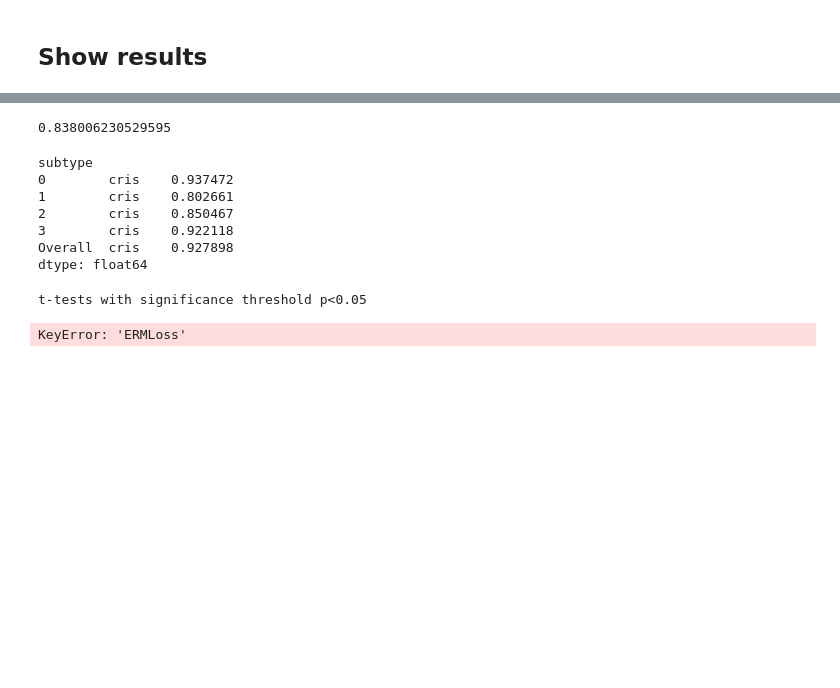
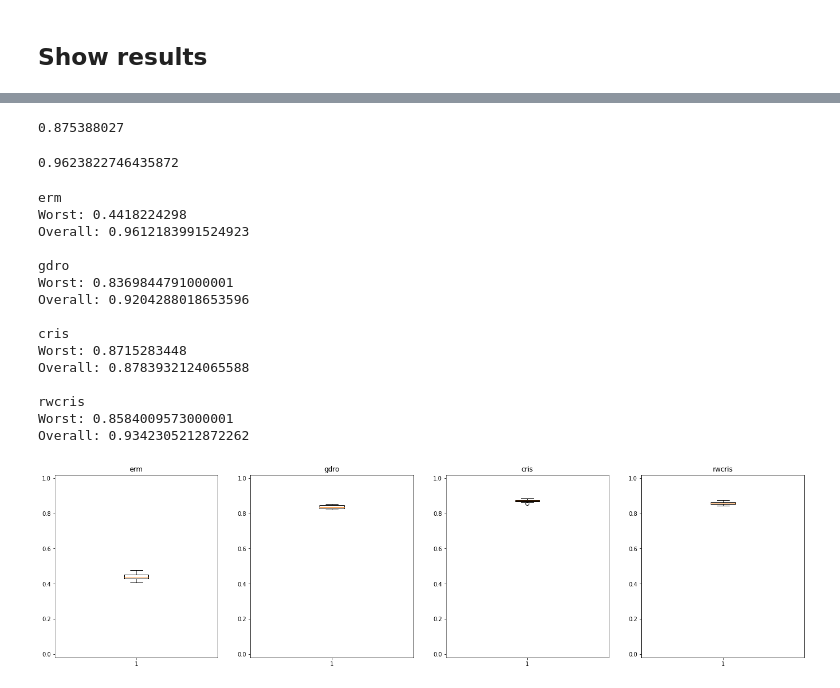
Before and after one commit to MsAsterisk1/ERM_GDRO, a Jupyter notebook: notebooks/Results Visualization.ipynb, the cells around one changed output, grey strips where cells are left out. Drawn from its saved outputs; the diff is of its cells as text; code cells hidden in the pictures; blank space fills up the shorter version.

```diff
--- a/notebooks/Results Visualization.ipynb
+++ b/notebooks/Results Visualization.ipynb
@@ -106,22 +118,56 @@ all_but_overall = results_df.stack().unstack(level=2).drop(columns="Overall")
 corrected_overall = (all_but_overall * correction).sum(axis=1)
 all_but_overall['Overall'] = corrected_overall.values
 results_df = all_but_overall.stack().unstack(level=2)
-# %%
-results_df.stack().unstack(level=0).mean(axis=1).unstack(level=0).min(axis=0).max()
-# %% [output]
-0.838006230529595
-# %%
-results_df.stack().unstack(level=0).mean(axis=1).xs(level='epoch', key=488)
-# %% [output]
-subtype
-0        cris    0.937472
-1        cris    0.802661
-2        cris    0.850467
-3        cris    0.922118
-Overall  cris    0.927898
-dtype: float64
-# %%
-ttest(p_threshold=0.05)
-# %% [output]
-t-tests with significance threshold p<0.05
-KeyError: 'ERMLoss'
+# %%
+best_epochs = {
+    'erm': [298, 298, 300, 296, 298, 296, 297, 297, 284, 297, 289, 297, 298, 299, 298, 299, 296, 290, 287, 298],
+    'gdro': [103, 74, 85, 55, 56, 55, 92, 62, 64, 83, 73, 56, 133, 60, 79, 87, 82, 77, 74, 51],
+    'cris': [514, 488, 524, 470, 441, 507, 498, 516, 514, 524, 451, 512, 493, 517, 463, 498, 449, 521, 436, 529],
+    'rwcris': [502, 569, 436, 586, 534, 500, 559, 531, 420, 587, 405, 557, 600, 577, 590, 530, 516, 561, 446, 547]
+}
+# best_epochs = {
+#     'cris': [6]
+# }
+# %%
+# optimistic worst-group
+results_df['rwcris_sub'].unstack(level=2).min(axis=1).unstack(level=1).max(axis=1).mean()
+# %% [output]
+0.875388027
+# %%
+# optimistic overall
+(results_df['rwcris_sub'].unstack(level=2).iloc[:, :-1] * correction).sum(axis=1).unstack(level=1).max(axis=1).mean()
+# %% [output]
+0.9623822746435872
+# %%
+# from best val epoch
+f, a = plt.subplots(1, 4)
+f.set_figwidth(24)
+f.set_figheight(6)
+for l in range(4):
+    loss = ['erm', 'gdro', 'cris', 'rwcris'][l]
+    worst_data = [results_df[loss].xs(level='trial', key=i).xs(level='epoch', key=best_epochs[loss][i]).values.min() for i in range(20)]
+    overall_data = [(results_df[loss].xs(level='trial', key=i).xs(level='epoch', key=best_epochs[loss][i]).values[:-1] * correction).sum() for i in range(20)]
+    a[l].set_title(loss)
+    a[l].set_ylim(-0.02, 1.02)
+    a[l].boxplot(worst_data)
+    print(loss)
+    print(f'Worst: {np.mean(worst_data)}')
+    print(f'Overall: {np.mean(overall_data)}')
+    print()
+# %% [output]
+erm
+Worst: 0.4418224298
+Overall: 0.9612183991524923
+
+gdro
+Worst: 0.8369844791000001
+Overall: 0.9204288018653596
+
+cris
+Worst: 0.8715283448
+Overall: 0.8783932124065588
+
+rwcris
+Worst: 0.8584009573000001
+Overall: 0.9342305212872262
+[figure, added]
```
Also changed, not shown: parts of 13 cells of this notebook, 1 other file.
